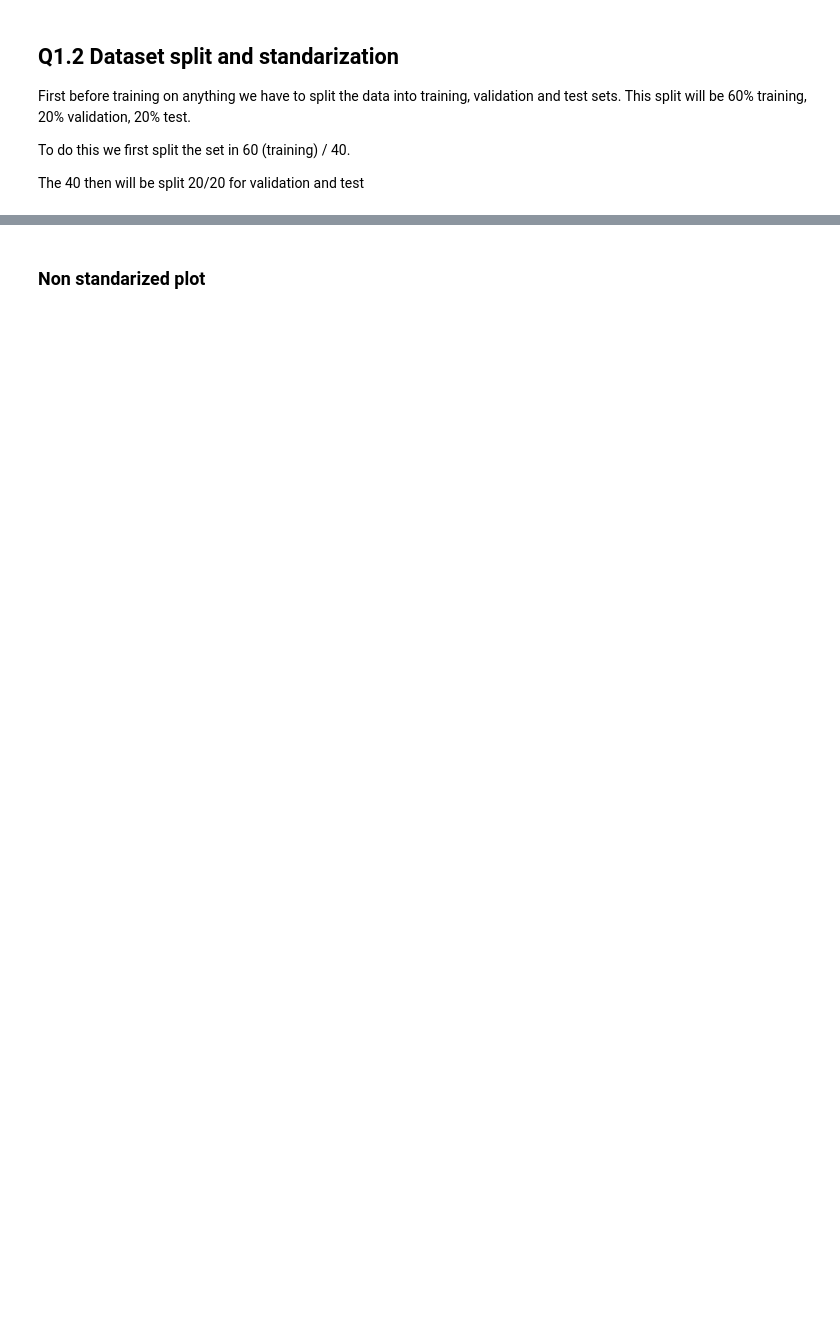
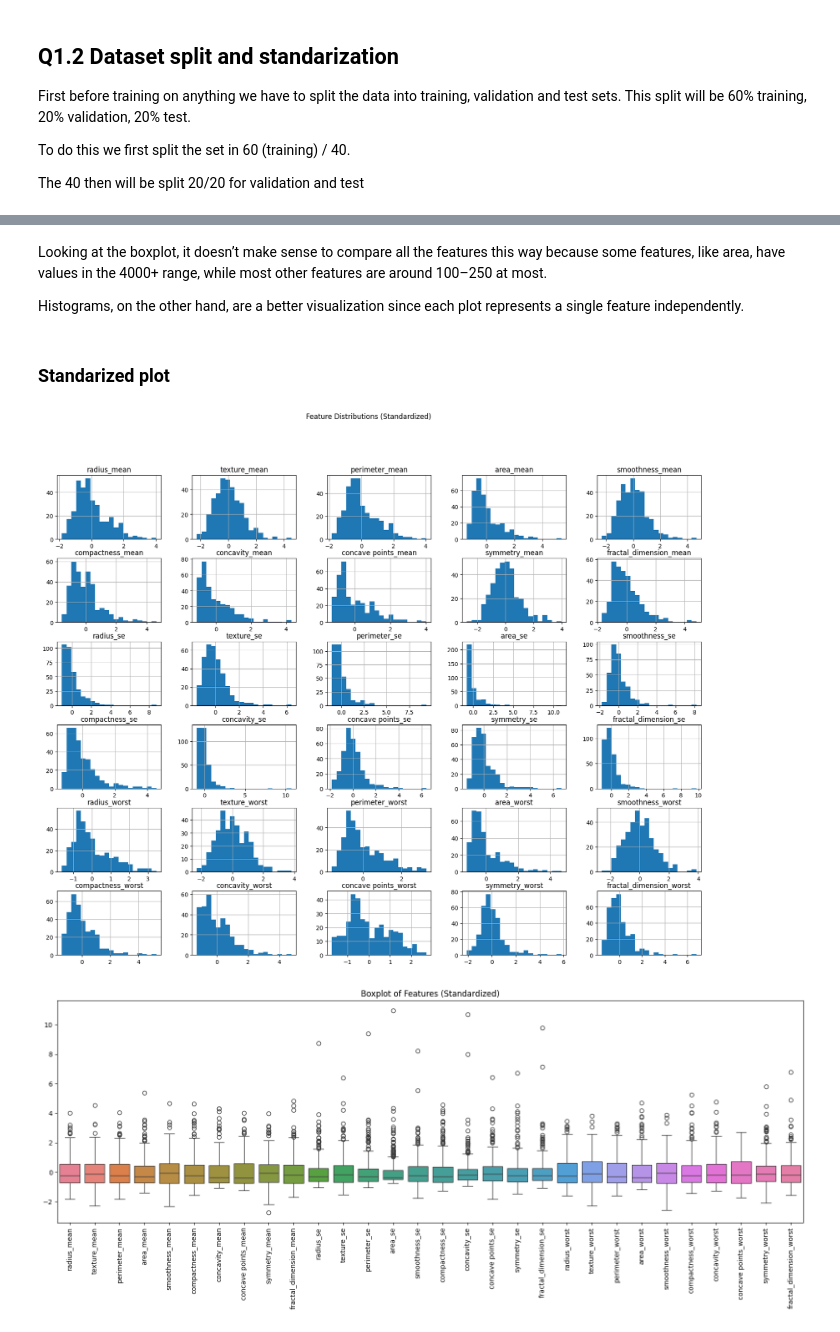
Before and after one commit to MustafaKess/IDATG2208-ML-assignment-2, a Jupyter notebook: exercise 1/Q1.ipynb, the cells around one changed output, grey strips where cells are left out. Saved outputs shown, nothing was run; the diff lists cells and outputs as text; code cells hidden in the pictures; blank space fills up the shorter version.

```diff
--- a/exercise 1/Q1.ipynb
+++ b/exercise 1/Q1.ipynb
@@ -109,4 +115,21 @@ def plot_feature_chunks_boxplot(df, y=None, title="Feature Boxplots", num_chunks
+# %% [markdown]
+Looking at the boxplot, it doesn’t make sense to compare all the features this way because some features, like area, have values in the 4000+ range, while most other features are around 100–250 at most.
+
+Histograms, on the other hand, are a better visualization since each plot represents a single feature independently.
 # %% [markdown]
-### Non standarized plot
+### Standarized plot
 # %%
-plot_feature_chunks(X_train, "Raw Feature Values (Training Set)")
+# Plot histograms for all features after standardization
+X_train_std.hist(bins=20, figsize=(20,15))
+plt.suptitle("Feature Distributions (Standardized)")
+plt.show()
+
+# Boxplots after standardization
+plt.figure(figsize=(20,6))
+sns.boxplot(data=X_train_std)
+plt.xticks(rotation=90)
+plt.title("Boxplot of Features (Standardized)")
+plt.show()
+# %% [output]
+[figure, added]
+[figure, added]
```
Also changed, not shown: parts of 8 cells of this notebook.
